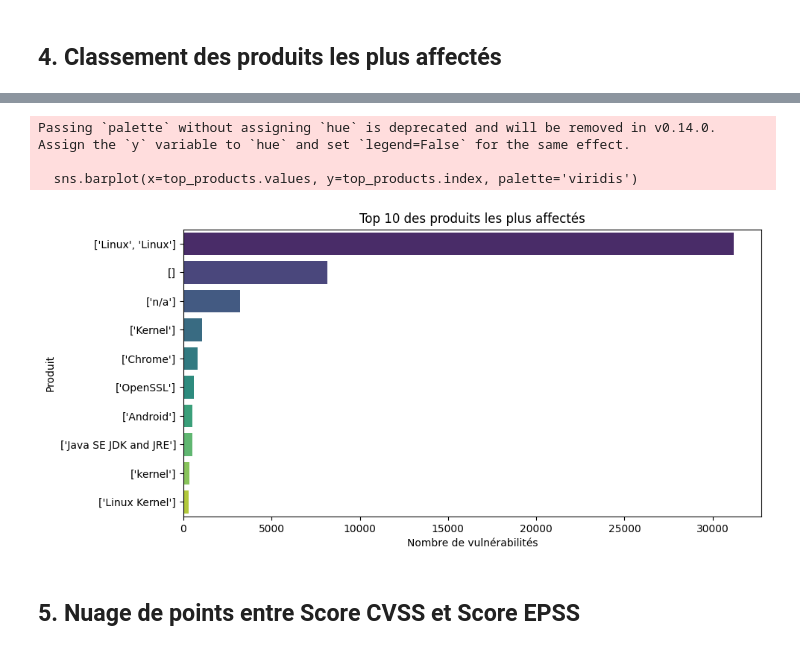
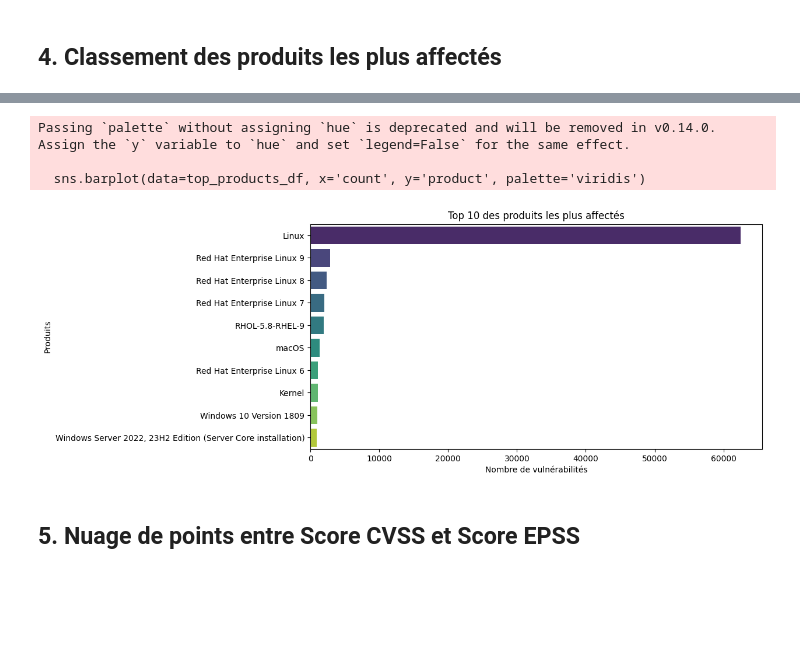
Before and after one commit to 3arly1/projet-mastercamp-data, a Jupyter notebook: mastercamp.ipynb, the cells around one changed output, grey strips where cells are left out. Cells and saved outputs as stored; diff of their text form; code cells hidden in the pictures; blank space fills up the shorter version.

```diff
--- a/mastercamp.ipynb
+++ b/mastercamp.ipynb
@@ -388,17 +373,23 @@ df.head()
 # %%
-df_products['Produit_str'] = df_products['product'].astype(str)
-top_products = df_products['Produit_str'].value_counts().head(10)
+df_products = df.copy()
+df_products = df_products.explode('product')
+df_products = df_products[df_products['product'].notna() & (df_products['product'] != '') & (df_products['product'] != 'n/a')]
+
+top_products = df_products['product'].value_counts().head(10)
+top_products_df = top_products.reset_index()
+top_products_df.columns = ['product', 'count']
+
 plt.figure(figsize=(10,5))
-sns.barplot(x=top_products.values, y=top_products.index, palette='viridis')
+sns.barplot(data=top_products_df, x='count', y='product', palette='viridis')
 plt.title('Top 10 des produits les plus affectés')
 plt.xlabel('Nombre de vulnérabilités')
-plt.ylabel('Produit')
+plt.ylabel('Produits')
 plt.show()
 # %% [output]
 Passing `palette` without assigning `hue` is deprecated and will be removed in v0.14.0. Assign the `y` variable to `hue` and set `legend=False` for the same effect.
 
-  sns.barplot(x=top_products.values, y=top_products.index, palette='viridis')
+  sns.barplot(data=top_products_df, x='count', y='product', palette='viridis')
-[figure, old version]
+[figure, new version]
 # %% [markdown]
 ## 5. Nuage de points entre Score CVSS et Score EPSS
 # %%
```
Also changed, not shown: parts of 5 cells of this notebook.
